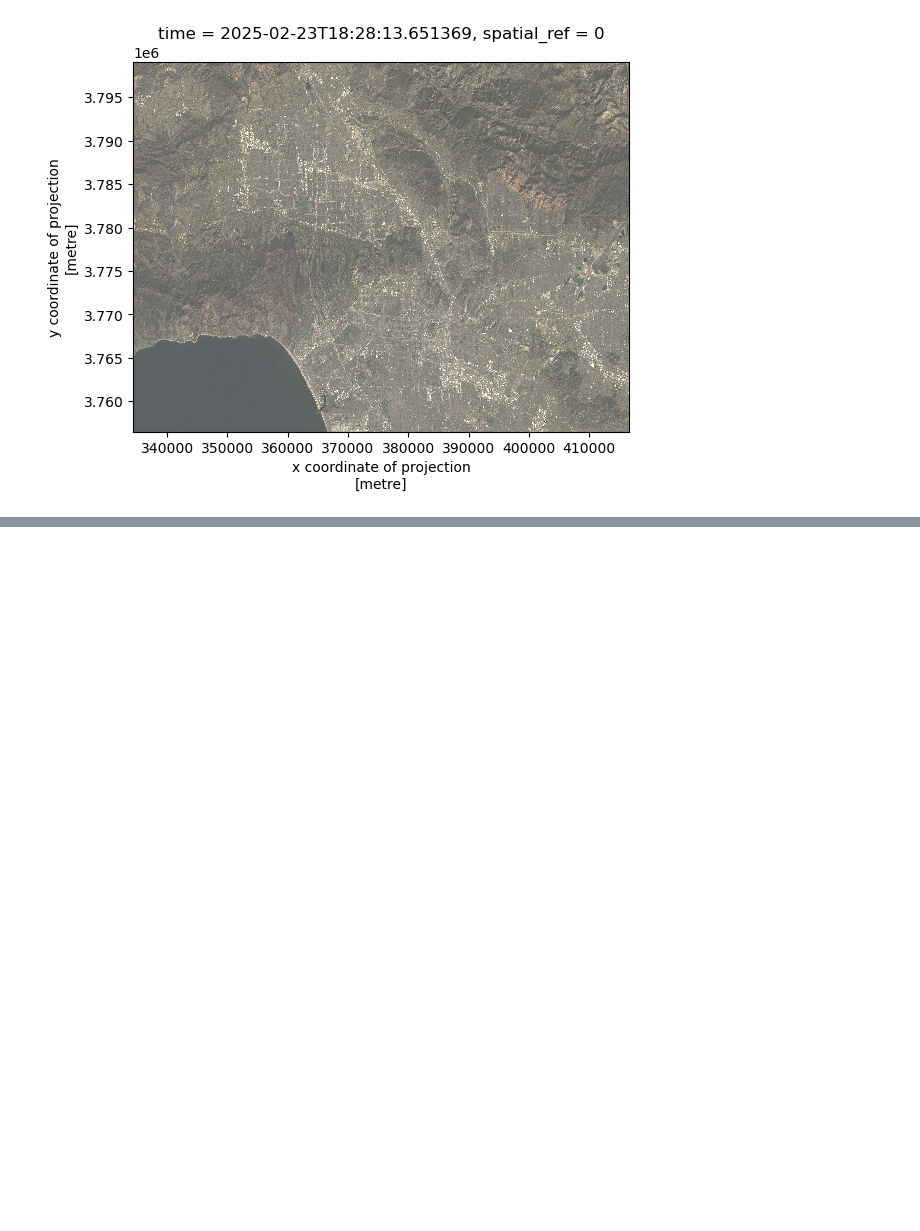
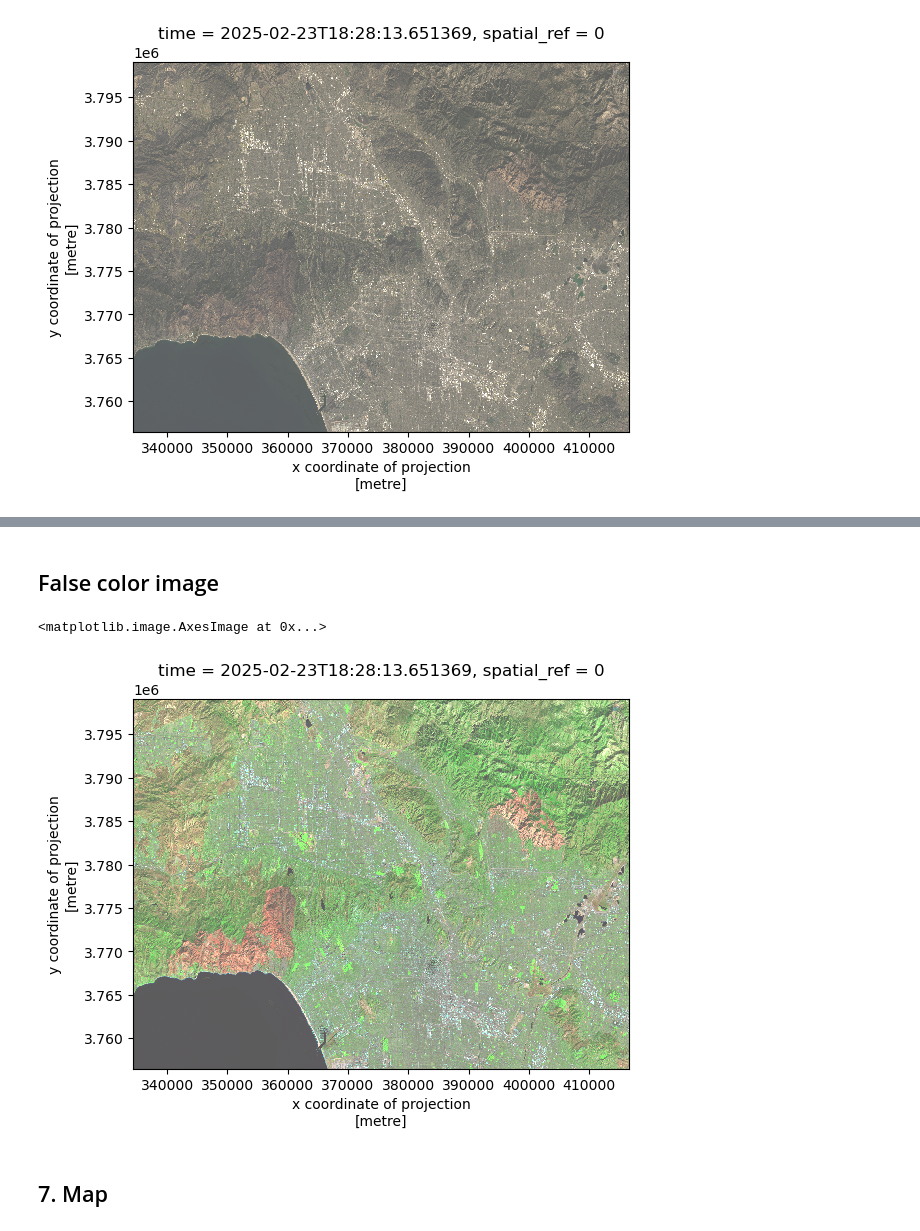
Before and after one commit to sandovaljoaquin/eds220-hwk4, a Jupyter notebook: hwk4-task2-false-color-SANDOVAL.ipynb, the cells around one changed output, grey strips where cells are left out. Drawn from its saved outputs; the diff is of its cells as text; code cells hidden in the pictures; blank space fills up the shorter version.

```diff
--- a/hwk4-task2-false-color-SANDOVAL.ipynb
+++ b/hwk4-task2-false-color-SANDOVAL.ipynb
@@ -169,0 +187,12 @@ Comparing the ouputs for parts (a) and (e).
+# %% [markdown]
+##  False color image
+# %%
+# Plot false color image with short-wave infared, near-infared, and red variables
+landsat[['swir22','nir08','red']].to_array().plot.imshow(vmin = 0,
+                                                       vmax = 20000,
+                                                       robust = True)
+# %% [output]
+<matplotlib.image.AxesImage at 0x...>
+[figure, added]
+# %% [markdown]
+## 7. Map
```
Also changed, not shown: parts of 7 cells of this notebook.
